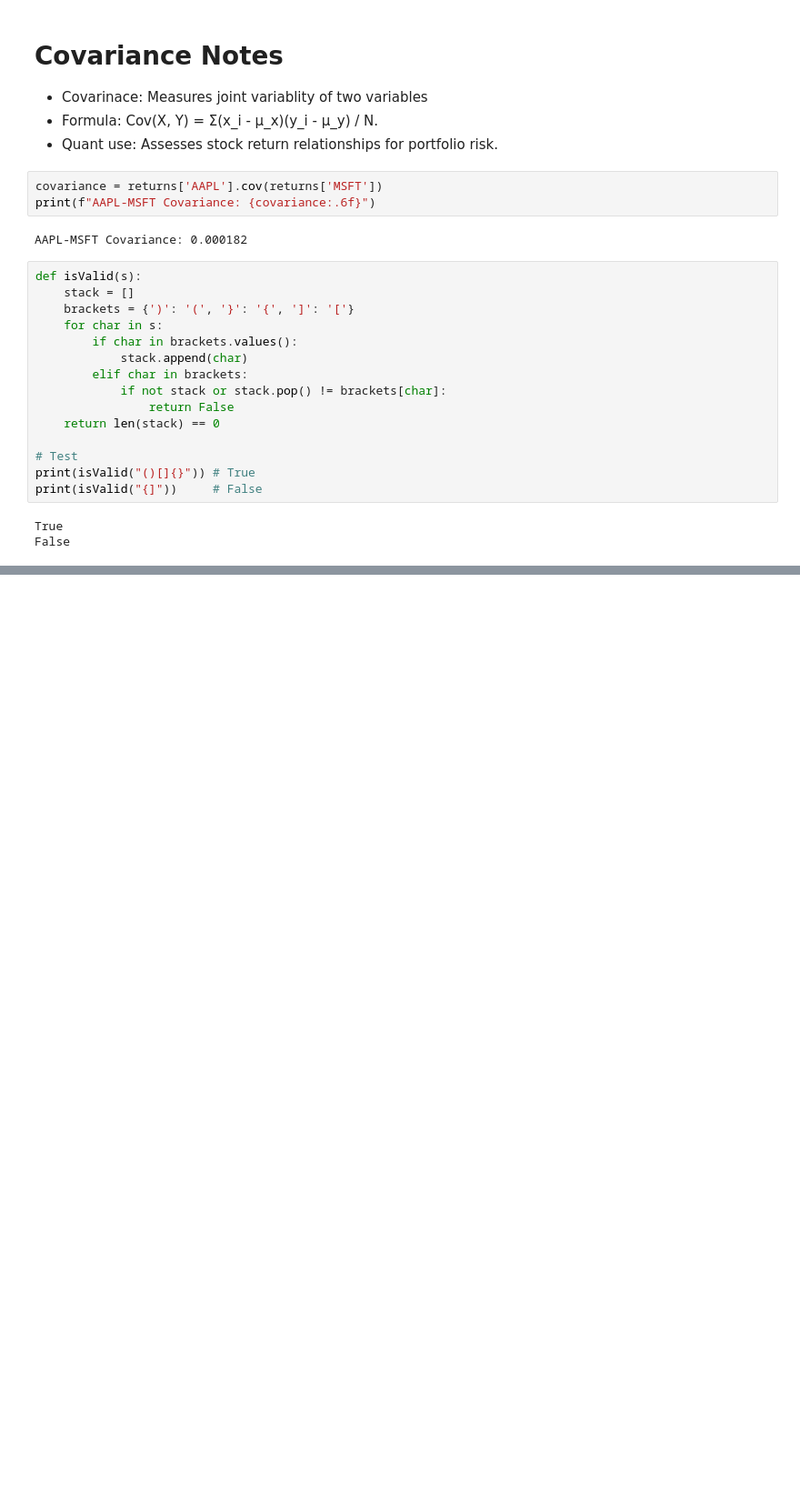
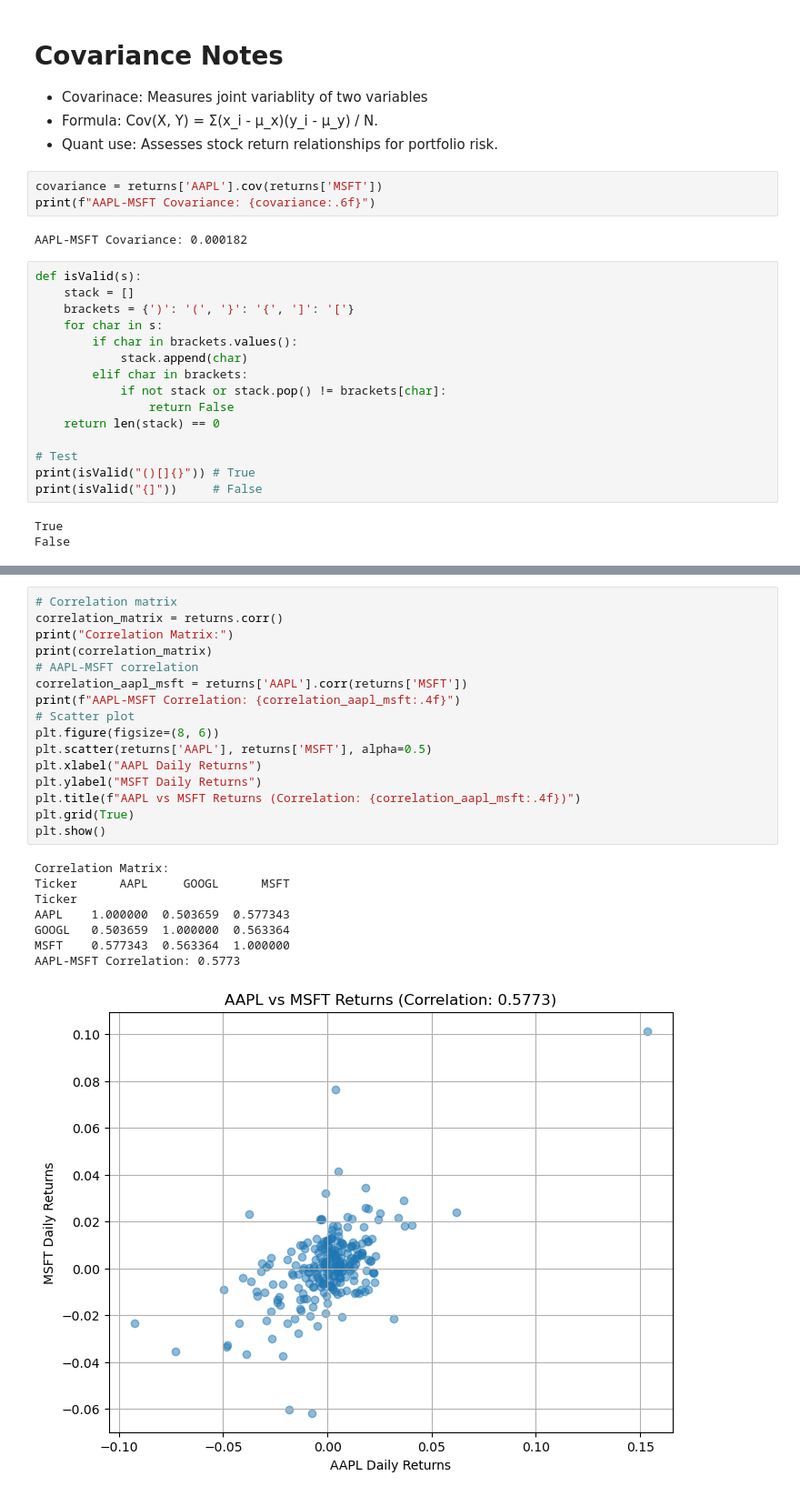
Before and after one commit to mhezie/Quant-Portfolio, a Jupyter notebook: Quant-Portfolio.ipynb, the cells around one changed output, grey strips where cells are left out. Shown at 91% size. Saved outputs shown, nothing was run; the diff lists cells and outputs as text; blank space fills up the shorter version.

```diff
--- a/Quant-Portfolio.ipynb
+++ b/Quant-Portfolio.ipynb
@@ -183,0 +282,25 @@ False
+# %%
+# Correlation matrix
+correlation_matrix = returns.corr()
+print("Correlation Matrix:")
+print(correlation_matrix)
+# AAPL-MSFT correlation
+correlation_aapl_msft = returns['AAPL'].corr(returns['MSFT'])
+print(f"AAPL-MSFT Correlation: {correlation_aapl_msft:.4f}")
+# Scatter plot
+plt.figure(figsize=(8, 6))
+plt.scatter(returns['AAPL'], returns['MSFT'], alpha=0.5)
+plt.xlabel("AAPL Daily Returns")
+plt.ylabel("MSFT Daily Returns")
+plt.title(f"AAPL vs MSFT Returns (Correlation: {correlation_aapl_msft:.4f})")
+plt.grid(True)
+plt.show()
+# %% [output]
+Correlation Matrix:
+Ticker      AAPL     GOOGL      MSFT
+Ticker
+AAPL    1.000000  0.503659  0.577343
+GOOGL   0.503659  1.000000  0.563364
+MSFT    0.577343  0.563364  1.000000
+AAPL-MSFT Correlation: 0.5773
+[figure, added]
```
Also changed, not shown: parts of 6 cells of this notebook.
